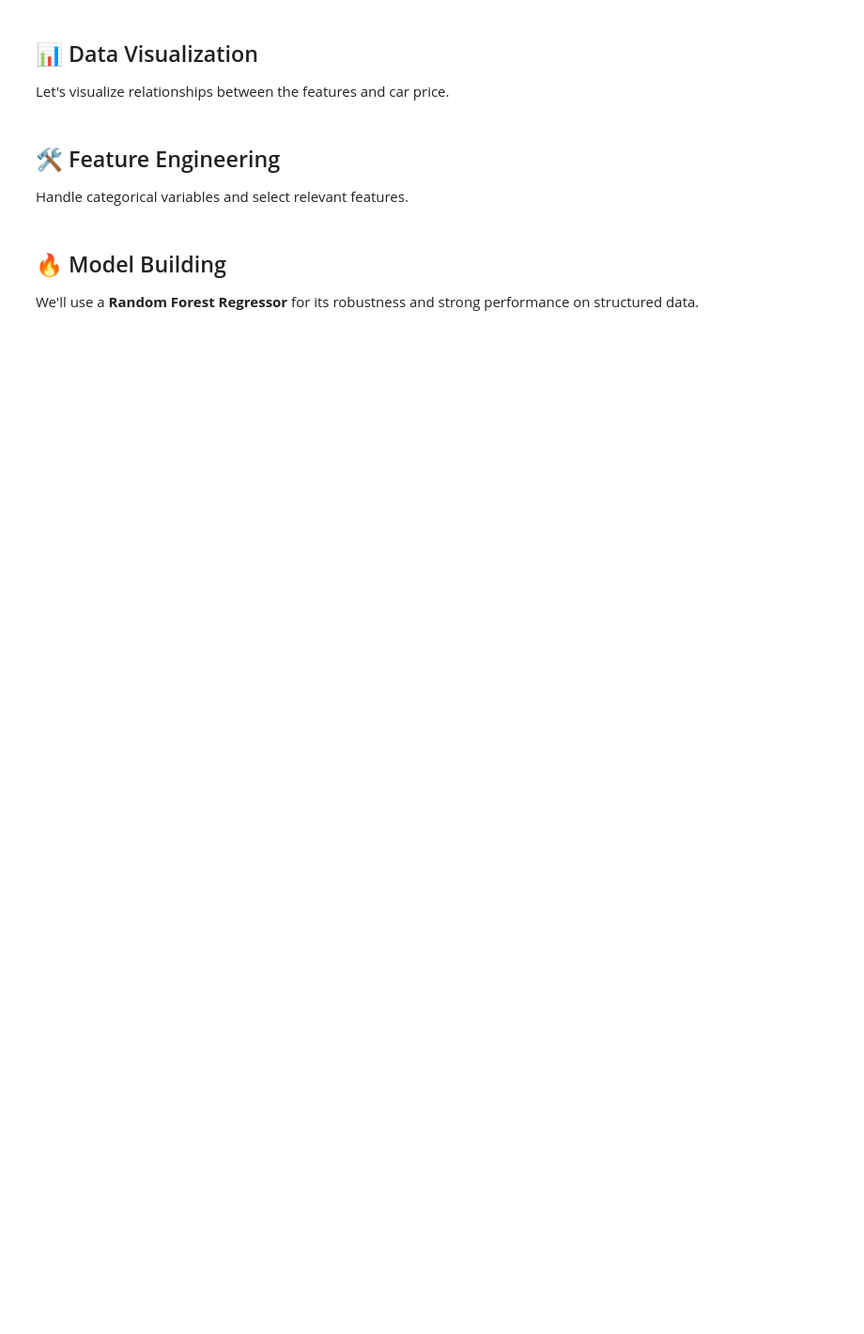
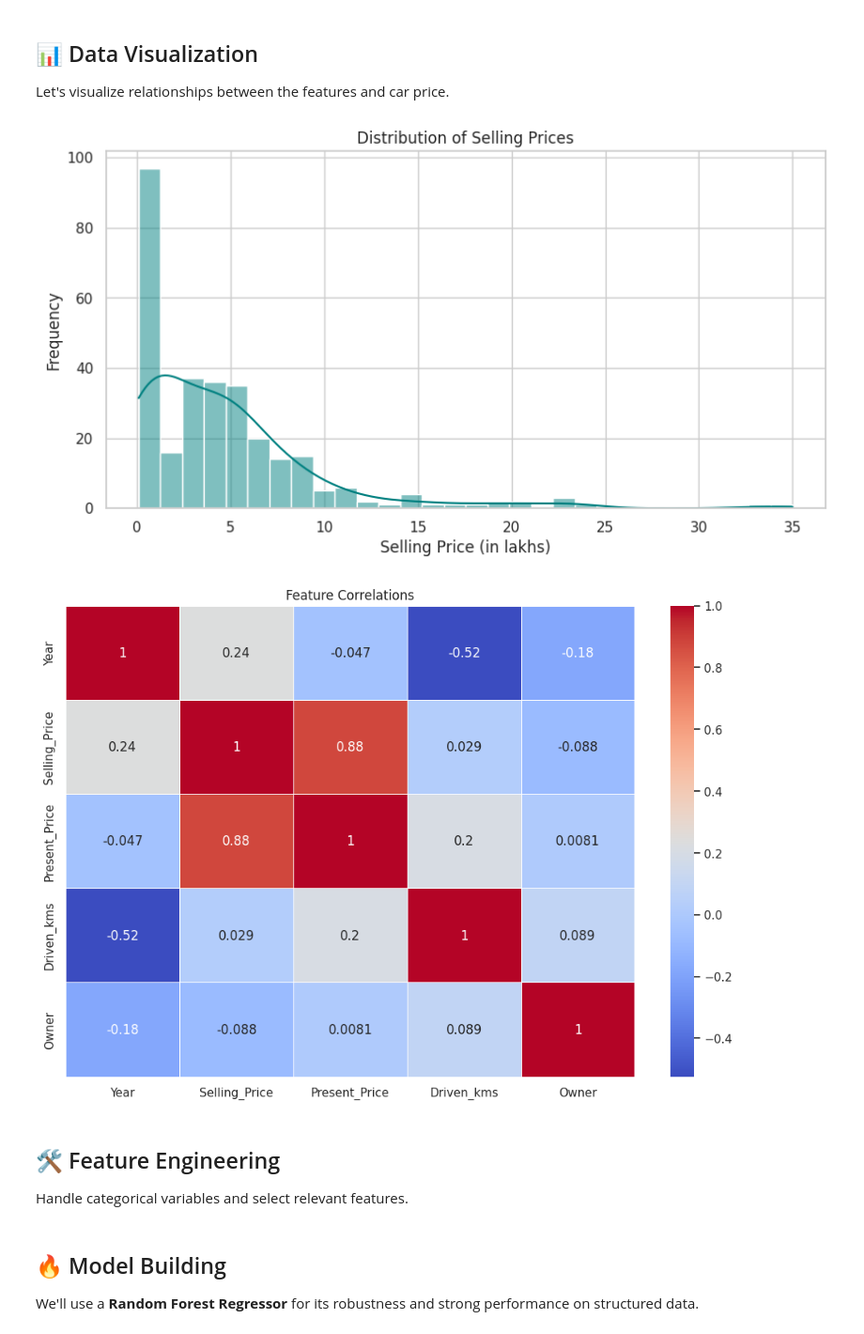
Before and after one commit to Rohit225PRO/car-price-prediction-with-machine-learning, a Jupyter notebook: car-price-prediction.ipynb, the cells around one changed output. Shown at 94% size. Saved outputs shown, nothing was run; the diff lists cells and outputs as text; code cells hidden in the pictures; blank space fills up the shorter version.

```diff
--- a/car-price-prediction.ipynb
+++ b/car-price-prediction.ipynb
@@ -50,17 +83,20 @@ Let's visualize relationships between the features and car price.
 # %%
 # Plot price distribution
 plt.figure(figsize=(10, 5))
 sns.histplot(df['Selling_Price'], kde=True, bins=30, color='teal')
 plt.title("Distribution of Selling Prices")
 plt.xlabel("Selling Price (in lakhs)")
 plt.ylabel("Frequency")
 plt.show()
 
-# Correlation heatmap
+# Correlation heatmap on numeric columns only
 plt.figure(figsize=(12, 8))
-sns.heatmap(df.corr(), annot=True, cmap="coolwarm", linewidths=0.5)
+sns.heatmap(df.select_dtypes(include=['number']).corr(), annot=True, cmap="coolwarm", linewidths=0.5)
 plt.title("Feature Correlations")
 plt.show()
+# %% [output]
+[figure, added]
+[figure, added]
 # %% [markdown]
 ## 🛠️ Feature Engineering
 
```
Also changed, not shown: parts of 4 cells of this notebook.
